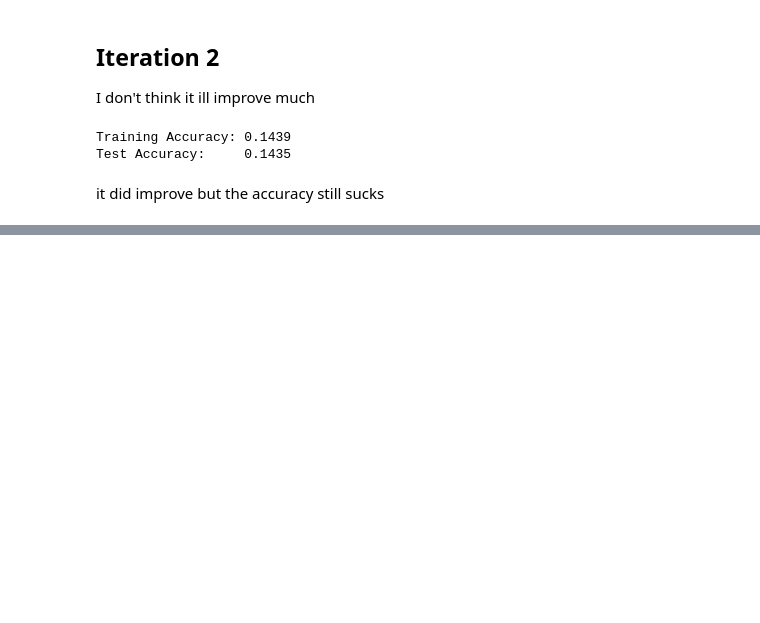
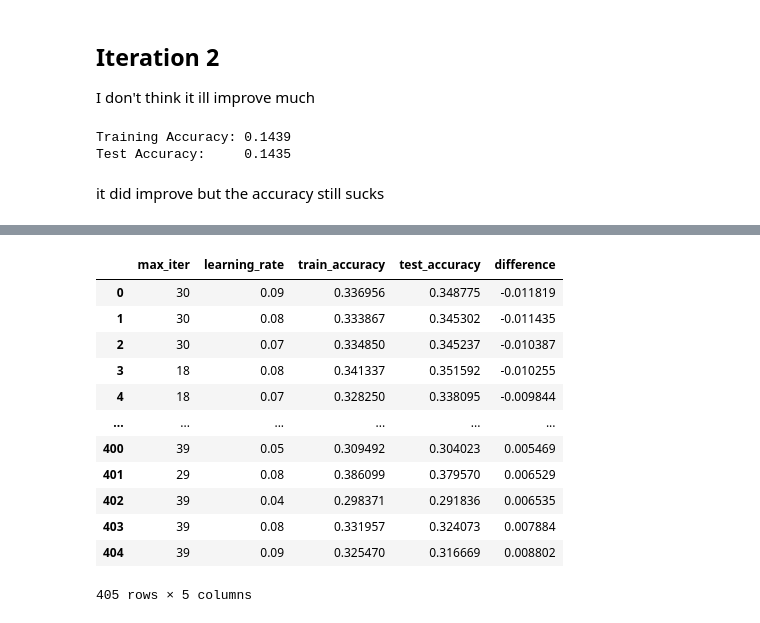
Before and after one commit to oldmartijntje/avans1.4-portfolio, a Jupyter notebook: assignment 21.ipynb, the cells around one changed output, grey strips where cells are left out. Cells and saved outputs as stored; diff of their text form; code cells hidden in the pictures; blank space fills up the shorter version.

```diff
--- a/assignment 21.ipynb
+++ b/assignment 21.ipynb
@@ -140,0 +144,5 @@ it did improve but the accuracy still sucks
+# %%
+# iteration 3
+learning_rate = 0.01  # from 0.001 to 0.1 like 0.01 or 0.05
+max_iter = 44  # from 5 to 40
+runModel(max_iter, learning_rate)
@@ -140,0 +184,16 @@ it did improve but the accuracy still sucks
+# %%
+results = []
+amount_of_iter = 50
+start_iter = 5
+amount_of_learning_rate = 10
+start_learning_rate = 1
+learning_rate_stepSize = 0.01
+
+for i in range(start_iter, amount_of_iter):
+    for j in range(start_learning_rate, amount_of_learning_rate):
+        print(i, j)
+        runModelUpdated(i, j * learning_rate_stepSize, results)
+
+results.sort(key=lambda x: x["difference"])
+df = pd.DataFrame(results)
+df
@@ -140,0 +214,16 @@ it did improve but the accuracy still sucks
+# %%
+df
+# %% [output]
+|  | max_iter | learning_rate | train_accuracy | test_accuracy | difference |
+| 0 | 30 | 0.09 | 0.336956 | 0.348775 | -0.011819 |
+| 1 | 30 | 0.08 | 0.333867 | 0.345302 | -0.011435 |
+| 2 | 30 | 0.07 | 0.334850 | 0.345237 | -0.010387 |
+| 3 | 18 | 0.08 | 0.341337 | 0.351592 | -0.010255 |
+| 4 | 18 | 0.07 | 0.328250 | 0.338095 | -0.009844 |
+| ... | ... | ... | ... | ... | ... |
+| 400 | 39 | 0.05 | 0.309492 | 0.304023 | 0.005469 |
+| 401 | 29 | 0.08 | 0.386099 | 0.379570 | 0.006529 |
+| 402 | 39 | 0.04 | 0.298371 | 0.291836 | 0.006535 |
+| 403 | 39 | 0.08 | 0.331957 | 0.324073 | 0.007884 |
+| 404 | 39 | 0.09 | 0.325470 | 0.316669 | 0.008802 |
+405 rows × 5 columns
```
Also changed, not shown: parts of 7 cells of this notebook.
